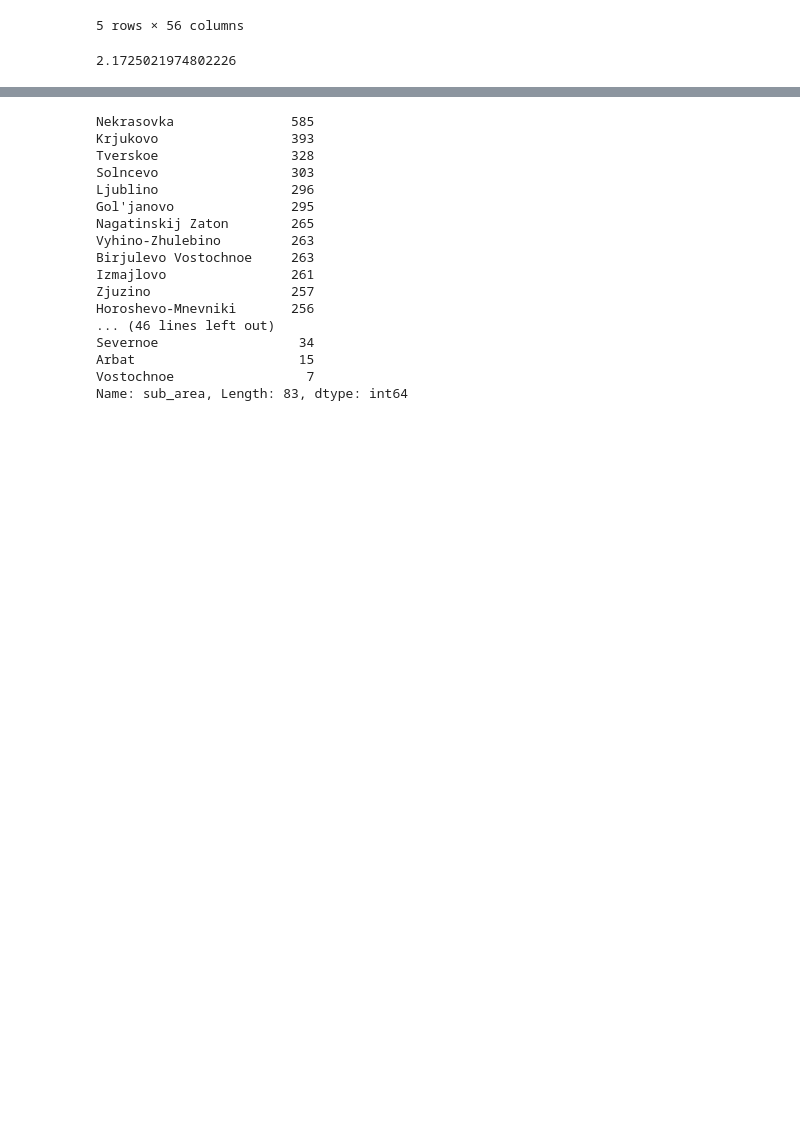
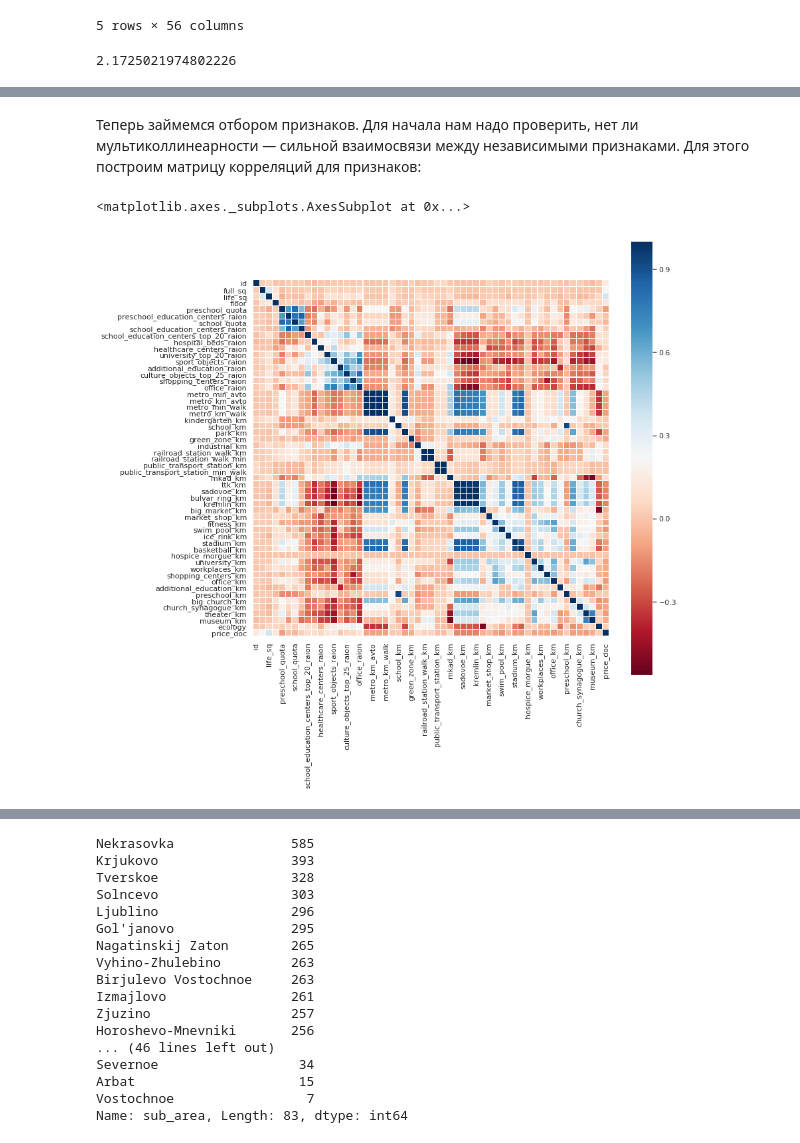
Before and after one commit to pashasak/ml, a Jupyter notebook: ml_351_flats.ipynb, the cells around one changed output, grey strips where cells are left out. Saved outputs shown, nothing was run; the diff lists cells and outputs as text; code cells hidden in the pictures; blank space fills up the shorter version.

```diff
--- a/ml_351_flats.ipynb
+++ b/ml_351_flats.ipynb
@@ -107,0 +115,10 @@ data.ecology.mean()
+# %% [markdown]
+Теперь займемся отбором признаков.  Для начала нам надо проверить, нет ли мультиколлинеарности — сильной взаимосвязи между независимыми признаками. Для этого построим матрицу корреляций для признаков:
+# %%
+sns.set(font_scale=1)
+plt.subplots(figsize=(12, 12))
+sns.heatmap(data.corr(), square=True,
+              annot=False, fmt=".1f", linewidths=0.1, cmap="RdBu")
+# %% [output]
+<matplotlib.axes._subplots.AxesSubplot at 0x...>
+[figure, added]
```
Also changed, not shown: parts of 20 cells of this notebook, 2 other files.
